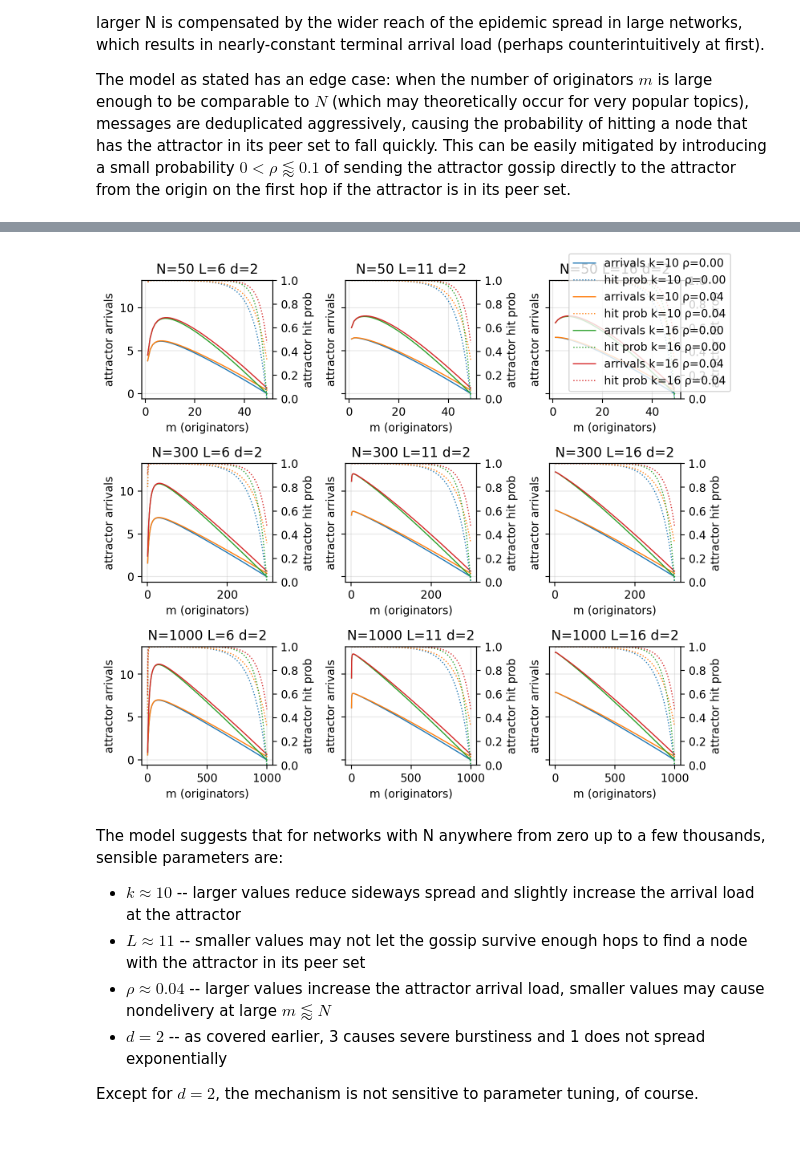
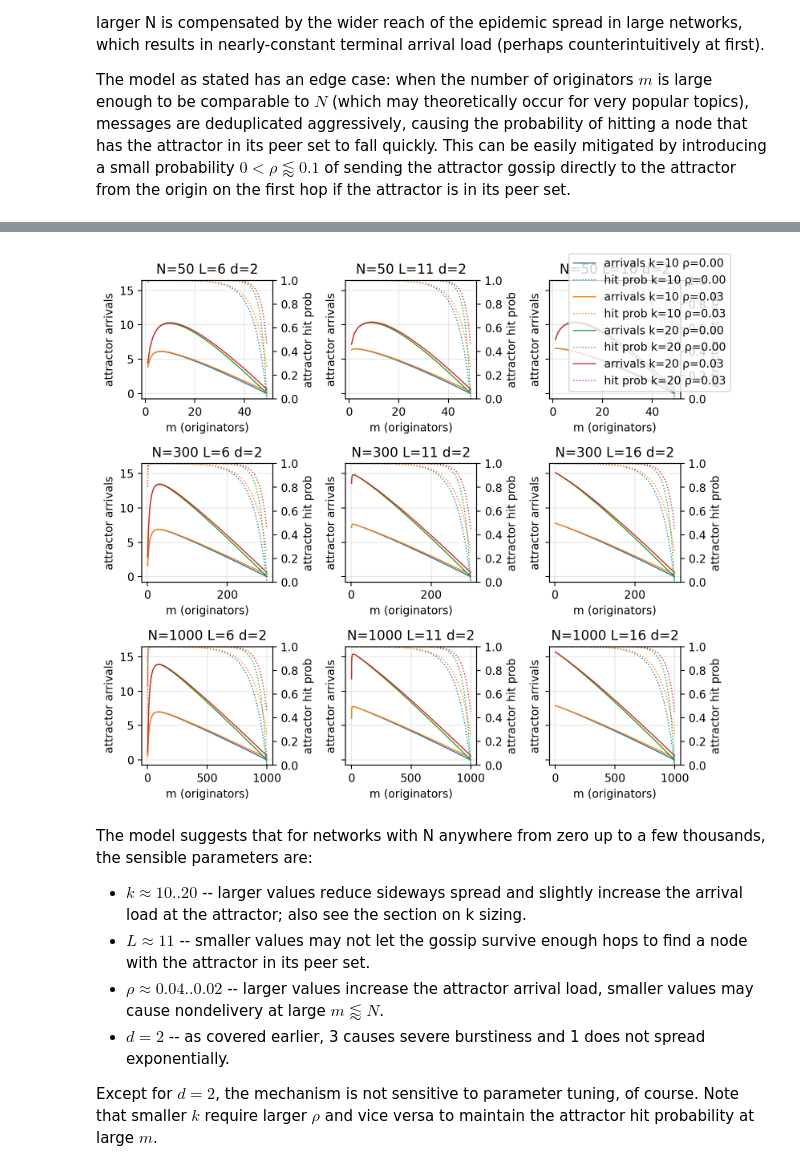
Before and after one commit to OpenCyphal-Garage/cy, a Jupyter notebook: model/gossip_propagation.ipynb, the cells around one changed output, grey strips where cells are left out. Drawn from its saved outputs; the diff is of its cells as text; code cells hidden in the pictures; blank space fills up the shorter version.

Commit message:
update the model: add k sizing

```diff
--- a/model/gossip_propagation.ipynb
+++ b/model/gossip_propagation.ipynb
@@ -264,7 +264,7 @@ The core idea of the method is that since the first hop is *never* sent directly
 
 The model as stated has an edge case: when the number of originators $m$ is large enough to be comparable to $N$ (which may theoretically occur for very popular topics), messages are deduplicated aggressively, causing the probability of hitting a node that has the attractor in its peer set to fall quickly. This can be easily mitigated by introducing a small probability $0 < \rho \lessapprox 0.1$ of sending the attractor gossip directly to the attractor from the origin on the first hop if the attractor is in its peer set.
 # %%
-def attractor_gossip(*, N, m=1, d=2, L=10, k=12, rho=0.0):
+def attractor_gossip(*, N, m=1, d=2, L=10, k=20, rho=0.0):
     """
     Mean-field model of attractor gossip.
 
@@ -346,7 +346,7 @@ for N in (50, 300, 1000):
     print(f"{N=}:")
     for m in (1, int(N * 0.95)):
         print(f"\t{m=}:")
-        for rho in (0.0, 0.03, 0.05):
+        for rho in (0.0, 0.02, 0.04):
             P = attractor_gossip(N=N, m=m, rho=rho)
             arrivals = P['attractor_arrivals']
             P_hit = P['attractor_hit_prob']
@@ -440,41 +440,41 @@ def plot_attractor_in_multi_origin(Ns, ks, Ls, rhos, d=2):
             ax.set_ylabel("attractor arrivals")
             ax2.set_ylabel("attractor hit prob")
             ax2.set_ylim(0, 1)
             ax.grid(True, alpha=0.3)
             for k in ks:
                 for rho in rhos:
                     ms = list(range(1, N))
                     results = [attractor_gossip(N=N, k=k, d=d, m=m, L=L, rho=rho) for m in ms]
                     options = f"k={k} ρ={rho:.2f}"
                     line1, = ax.plot(
                         ms,
                         [r["attractor_arrivals"] for r in results],
                         linewidth=1,
                         label=f"arrivals {options}" if (i == 0 and j == 0) else "_nolegend_",
                     )
                     line2, = ax2.plot(
                         ms,
                         [r["attractor_hit_prob"] for r in results],
                         linewidth=1,
                         linestyle=":",
                         label=f"hit prob {options}" if (i == 0 and j == 0) else "_nolegend_",
                     )
                     if i == 0 and j == 0:
                         legend_handles.extend([line1, line2])
                         legend_labels.extend([line1.get_label(), line2.get_label()])
     fig.legend(legend_handles, legend_labels, loc="upper right")
     fig.tight_layout(rect=[0, 0, 1, 1])
     plt.show()
 
-plot_attractor_in_multi_origin(Ns=[50, 300, 1000], ks=[10, 16], Ls=[6, 11, 16], rhos=[0.0, 0.04])
+plot_attractor_in_multi_origin(Ns=[50, 300, 1000], ks=[10, 20], Ls=[6, 11, 16], rhos=[0.0, 0.03])
 # %% [output]
-[figure, old version]
+[figure, new version]
 # %% [markdown]
-The model suggests that for networks with N anywhere from zero up to a few thousands, sensible parameters are:
+The model suggests that for networks with N anywhere from zero up to a few thousands, the sensible parameters are:
 
-- $k \approx 10$ -- larger values reduce sideways spread and slightly increase the arrival load at the attractor
-- $L \approx 11$ -- smaller values may not let the gossip survive enough hops to find a node with the attractor in its peer set
-- $\rho \approx 0.04$ -- larger values increase the attractor arrival load, smaller values may cause nondelivery at large $m \lessapprox N$
-- $d=2$ -- as covered earlier, 3 causes severe burstiness and 1 does not spread exponentially
+- $k \approx 10..20$ -- larger values reduce sideways spread and slightly increase the arrival load at the attractor; also see the section on k sizing.
+- $L \approx 11$ -- smaller values may not let the gossip survive enough hops to find a node with the attractor in its peer set.
+- $\rho \approx 0.04..0.02$ -- larger values increase the attractor arrival load, smaller values may cause nondelivery at large $m \lessapprox N$.
+- $d=2$ -- as covered earlier, 3 causes severe burstiness and 1 does not spread exponentially.
 
-Except for $d=2$, the mechanism is not sensitive to parameter tuning, of course.
+Except for $d=2$, the mechanism is not sensitive to parameter tuning, of course. Note that smaller $k$ require larger $\rho$ and vice versa to maintain the attractor hit probability at large $m$.
```
Also changed, not shown: parts of 4 cells of this notebook.
